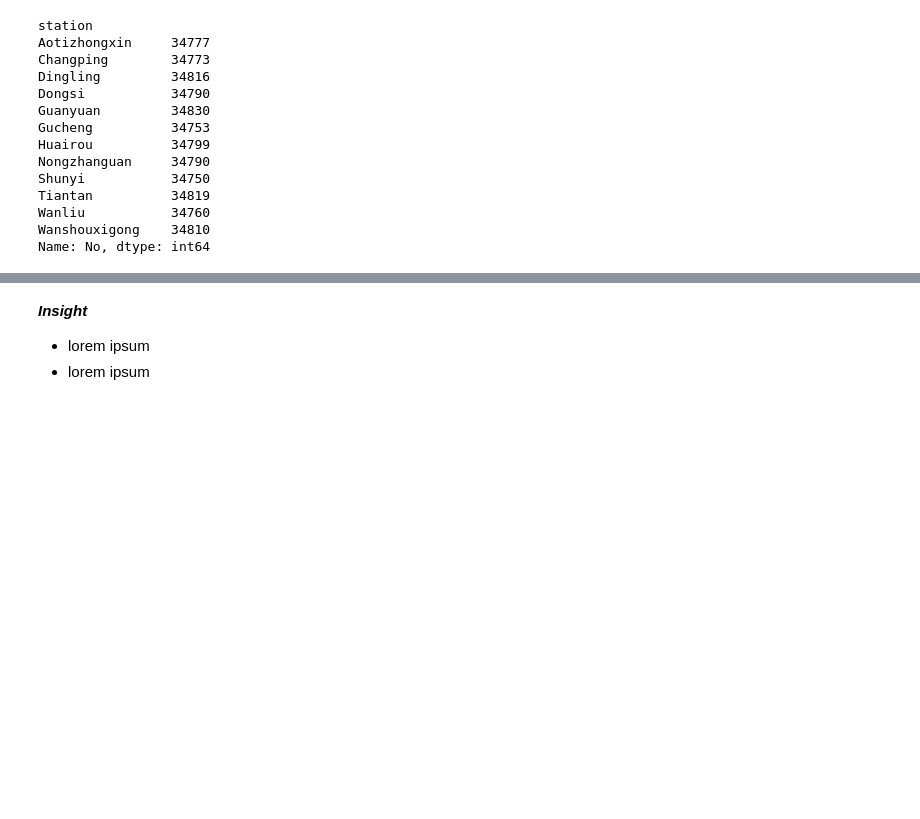
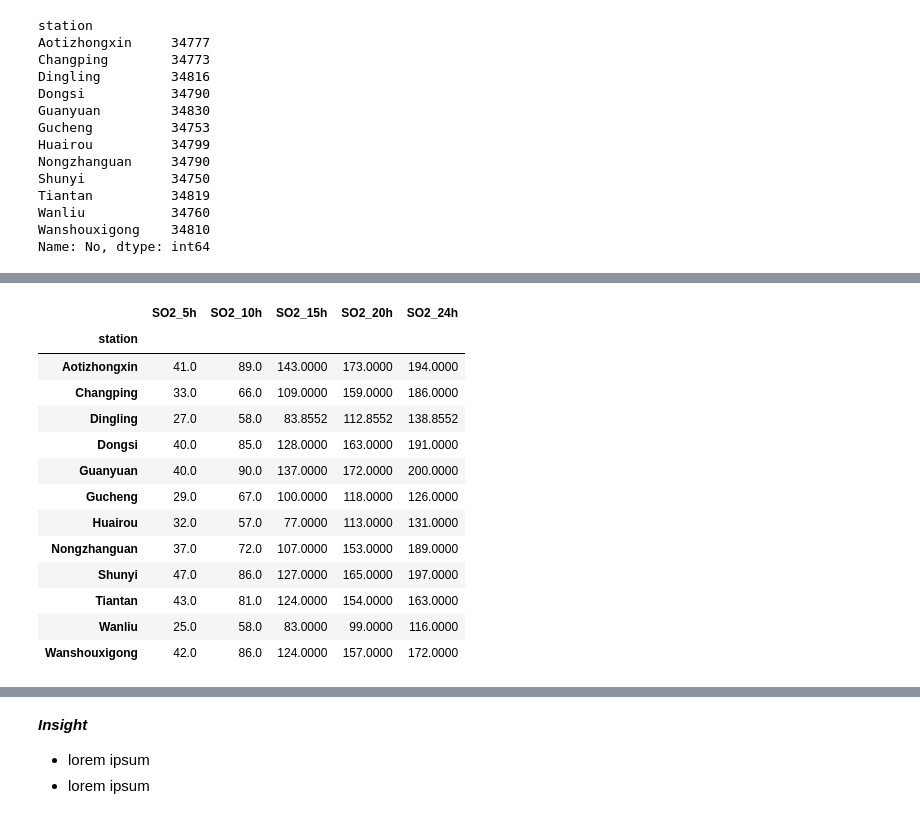
Before and after one commit to Azuredeer/Air-Quality, a Jupyter notebook: analysis_air.ipynb, the cells around one changed output, grey strips where cells are left out. Drawn from its saved outputs; the diff is of its cells as text; code cells hidden in the pictures; blank space fills up the shorter version.

```diff
--- a/analysis_air.ipynb
+++ b/analysis_air.ipynb
@@ -2047,0 +2118,35 @@ Name: No, dtype: int64
+# %%
+# sorting berdasarkan kolom stasiun
+all_data = all_data.sort_values(by=['station'])
+
+# waktu dalam jam
+time_windows = [5, 10, 15, 20, 24]
+
+# Hitung total SO2 untuk setiap waktu
+for window in time_windows:
+    all_data[f'SO2_{window}h'] = (
+        all_data.groupby('station')['SO2']
+        .rolling(window=window, min_periods=1)
+        .sum()
+        .reset_index(level=0, drop=True)
+    )
+
+result_so2 = all_data.groupby('station')[[f'SO2_{w}h' for w in time_windows]].last()
+
+# Hasil SO2 (Sulfur Dioksida)
+result_so2
+# %% [output]
+|  | SO2_5h | SO2_10h | SO2_15h | SO2_20h | SO2_24h |
+| station |  |  |  |  |  |
+| Aotizhongxin | 41.0 | 89.0 | 143.0000 | 173.0000 | 194.0000 |
+| Changping | 33.0 | 66.0 | 109.0000 | 159.0000 | 186.0000 |
+| Dingling | 27.0 | 58.0 | 83.8552 | 112.8552 | 138.8552 |
+| Dongsi | 40.0 | 85.0 | 128.0000 | 163.0000 | 191.0000 |
+| Guanyuan | 40.0 | 90.0 | 137.0000 | 172.0000 | 200.0000 |
+| Gucheng | 29.0 | 67.0 | 100.0000 | 118.0000 | 126.0000 |
+| Huairou | 32.0 | 57.0 | 77.0000 | 113.0000 | 131.0000 |
+| Nongzhanguan | 37.0 | 72.0 | 107.0000 | 153.0000 | 189.0000 |
+| Shunyi | 47.0 | 86.0 | 127.0000 | 165.0000 | 197.0000 |
+| Tiantan | 43.0 | 81.0 | 124.0000 | 154.0000 | 163.0000 |
+| Wanliu | 25.0 | 58.0 | 83.0000 | 99.0000 | 116.0000 |
+| Wanshouxigong | 42.0 | 86.0 | 124.0000 | 157.0000 | 172.0000 |
```
Also changed, not shown: parts of 9 cells of this notebook.
